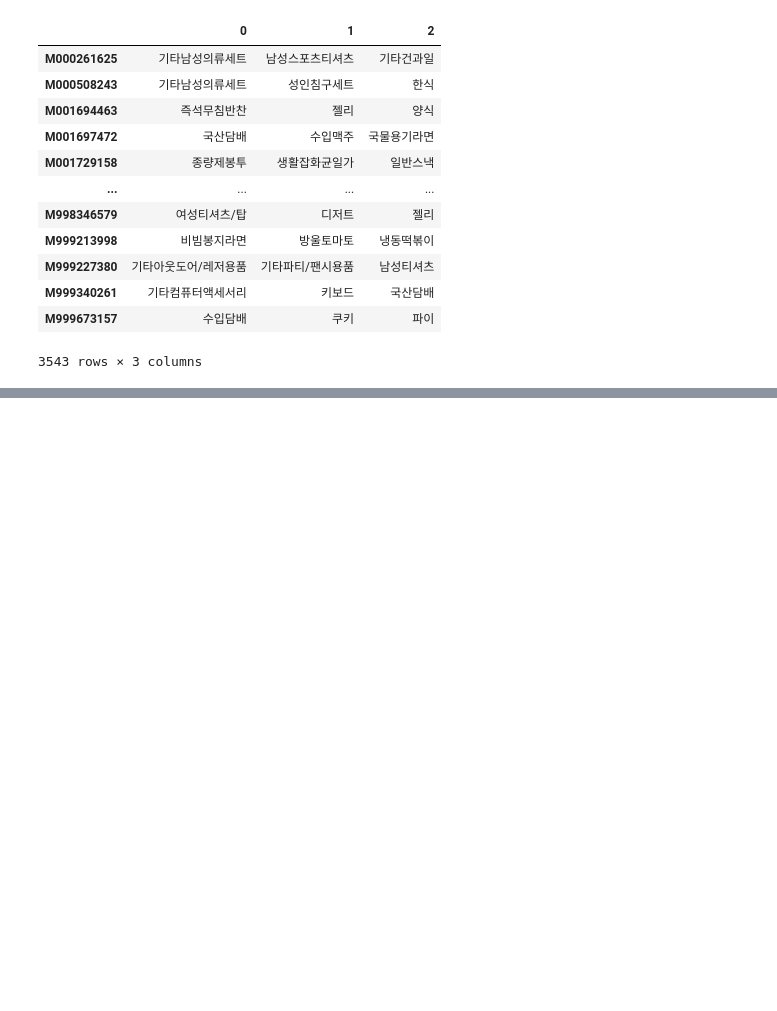
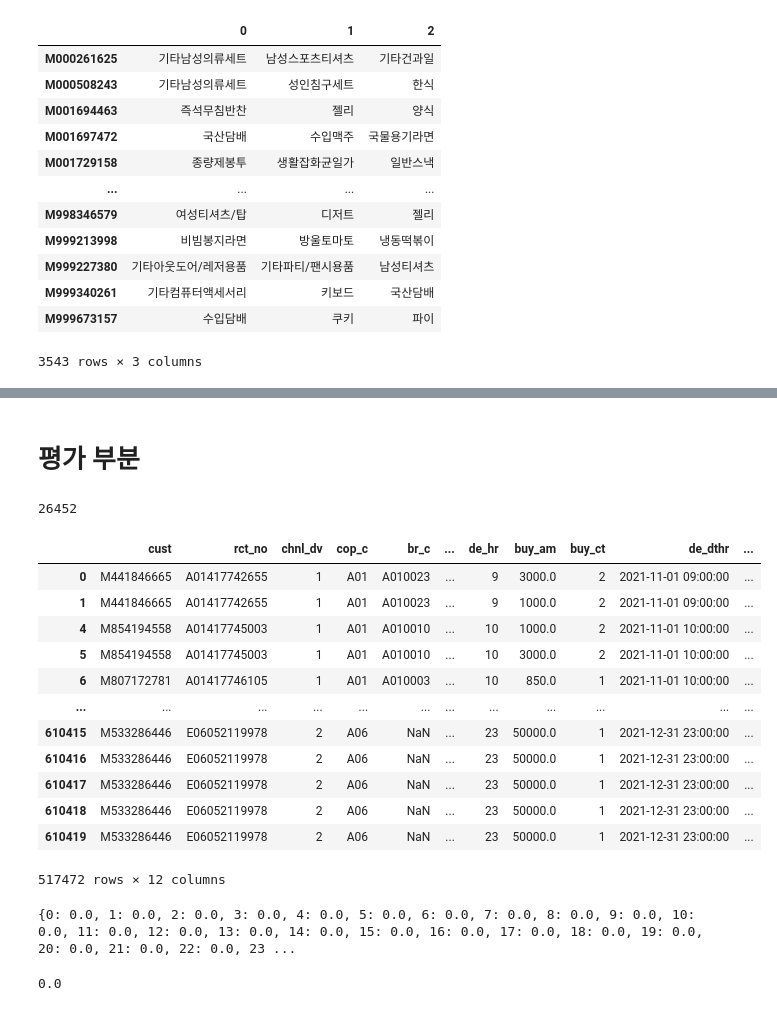
Before and after one commit to osy5882/Lpoint_competition, a Jupyter notebook: total_flow.ipynb, the cells around one changed output, grey strips where cells are left out. Drawn from its saved outputs; the diff is of its cells as text; code cells hidden in the pictures; blank space fills up the shorter version.

```diff
--- a/total_flow.ipynb
+++ b/total_flow.ipynb
@@ -482,0 +639,24 @@ def make_association_rule(df, order="rct_no", prod_code="pd_c", min_support=.003
+# %% [markdown]
+# 평가 부분
+# %%
+df_train["cust"].nunique()
+# %% [output]
+26452
+# %%
+df_test_cluster = df_test.merge(df_clustering[["cust","comb_cluster"]], on="cust", how="left").dropna(subset=["comb_cluster"])
+df_test_cluster["comb_cluster"] = df_test_cluster["comb_cluster"].apply(int)
+df_test_cluster
+# %% [output]
+|  | cust | rct_no | chnl_dv | cop_c | br_c | ... | de_hr | buy_am | buy_ct | de_dthr | ... |
+| 0 | M441846665 | A01417742655 | 1 | A01 | A010023 | ... | 9 | 3000.0 | 2 | 2021-11-01 09:00:00 | ... |
+| 1 | M441846665 | A01417742655 | 1 | A01 | A010023 | ... | 9 | 1000.0 | 2 | 2021-11-01 09:00:00 | ... |
+| 4 | M854194558 | A01417745003 | 1 | A01 | A010010 | ... | 10 | 1000.0 | 2 | 2021-11-01 10:00:00 | ... |
+| 5 | M854194558 | A01417745003 | 1 | A01 | A010010 | ... | 10 | 3000.0 | 2 | 2021-11-01 10:00:00 | ... |
+| 6 | M807172781 | A01417746105 | 1 | A01 | A010003 | ... | 10 | 850.0 | 1 | 2021-11-01 10:00:00 | ... |
+| ... | ... | ... | ... | ... | ... | ... | ... | ... | ... | ... | ... |
+| 610415 | M533286446 | E06052119978 | 2 | A06 | NaN | ... | 23 | 50000.0 | 1 | 2021-12-31 23:00:00 | ... |
+| 610416 | M533286446 | E06052119978 | 2 | A06 | NaN | ... | 23 | 50000.0 | 1 | 2021-12-31 23:00:00 | ... |
+| 610417 | M533286446 | E06052119978 | 2 | A06 | NaN | ... | 23 | 50000.0 | 1 | 2021-12-31 23:00:00 | ... |
+| 610418 | M533286446 | E06052119978 | 2 | A06 | NaN | ... | 23 | 50000.0 | 1 | 2021-12-31 23:00:00 | ... |
+| 610419 | M533286446 | E06052119978 | 2 | A06 | NaN | ... | 23 | 50000.0 | 1 | 2021-12-31 23:00:00 | ... |
+517472 rows × 12 columns
@@ -482,0 +691,22 @@ def make_association_rule(df, order="rct_no", prod_code="pd_c", min_support=.003
+# %%
+with open('recommend_dict_pickle.pickle', 'rb') as f:
+    e_rd = pickle.load(f)
+
+scores_of_cluster = dict()
+for cluster in tqdm(c_rd.keys()):
+    df_pred = c_rd[cluster]
+    score = 0
+    for cust in df_pred.index:
+        # real_purchase = code_to_name(df_test, "pd_c", df_pd_clac).loc[df_test["cust"]==cust]["pd_c"].unique()
+        real_purchase = df_test_cluster.loc[df_test_cluster["cust"]==cust]["pd_c"].unique()
+        result = set(real_purchase) - set(df_pred.loc[cust,:].values)
+        if len(result)-len(real_purchase) != 0:
+            score+=1
+    scores_of_cluster[cluster] = score/len(df_pred)
+print(scores_of_cluster)
+# %% [output]
+{0: 0.0, 1: 0.0, 2: 0.0, 3: 0.0, 4: 0.0, 5: 0.0, 6: 0.0, 7: 0.0, 8: 0.0, 9: 0.0, 10: 0.0, 11: 0.0, 12: 0.0, 13: 0.0, 14: 0.0, 15: 0.0, 16: 0.0, 17: 0.0, 18: 0.0, 19: 0.0, 20: 0.0, 21: 0.0, 22: 0.0, 23 ...
+# %%
+sum(scores_of_cluster.values())
+# %% [output]
+0.0
```
Also changed, not shown: parts of 31 cells of this notebook.
